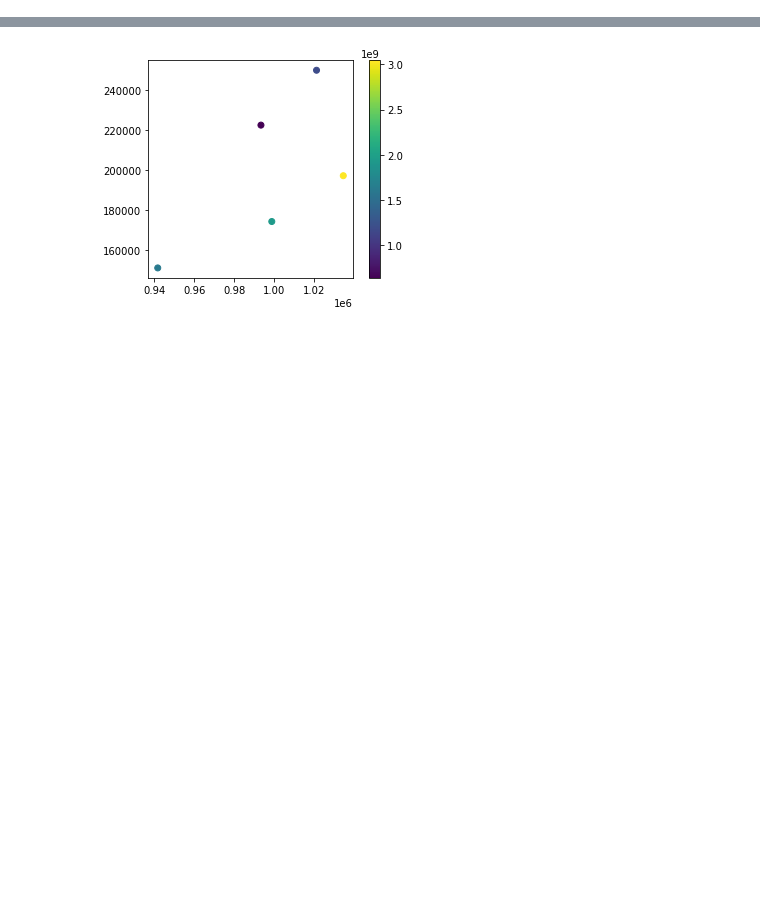
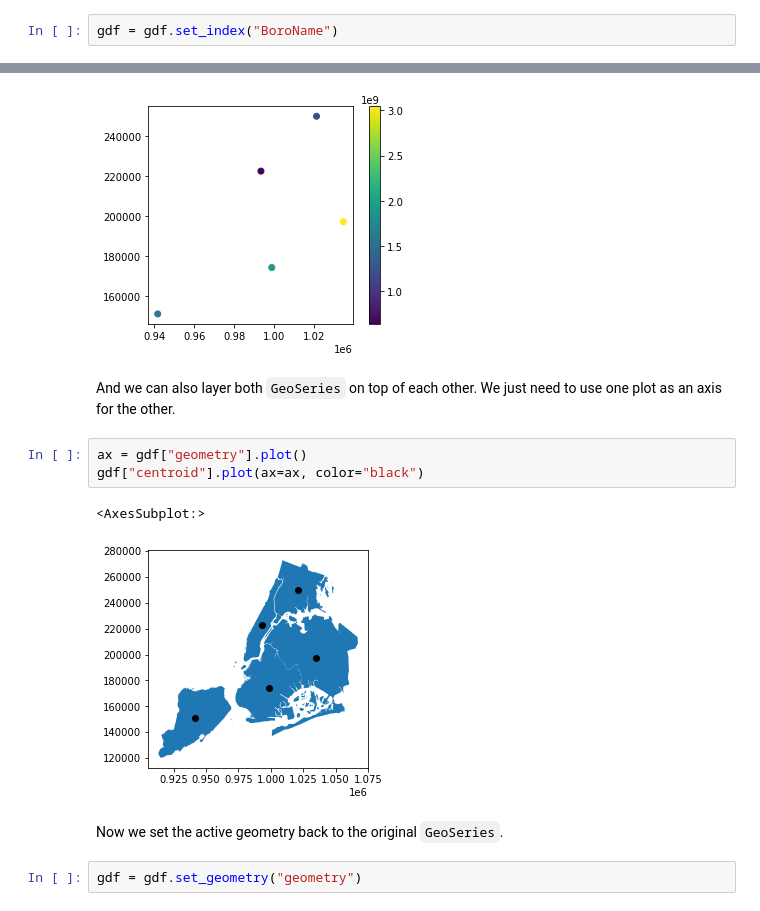
Before and after one commit to geopandas/geopandas, a Jupyter notebook: doc/source/getting_started/introduction.ipynb, the cells around one changed output, grey strips where cells are left out. Drawn from its saved outputs; the diff is of its cells as text; blank space fills up the shorter version.

```diff
--- a/doc/source/getting_started/introduction.ipynb
+++ b/doc/source/getting_started/introduction.ipynb
@@ -77,3 +75,5 @@ To measure the area of each polygon (or MultiPolygon in this specific case), we
+# %%
+gdf = gdf.set_index("BoroName")
 # %%
 gdf["area"] = gdf.area
 gdf["area"]
@@ -140,3 +148,15 @@ gdf.plot("area", legend=True)
 # %% [output]
 <AxesSubplot:>
 [figure]
+# %% [markdown]
+And we can also layer both `GeoSeries` on top of each other. We just need to use one plot as an axis for the other.
+# %%
+ax = gdf["geometry"].plot()
+gdf["centroid"].plot(ax=ax, color="black")
+# %% [output]
+<AxesSubplot:>
+[figure, added]
+# %% [markdown]
+Now we set the active geometry back to the original `GeoSeries`.
+# %%
+gdf = gdf.set_geometry("geometry")
```
Also changed, not shown: parts of 32 cells of this notebook, 2 other files.
